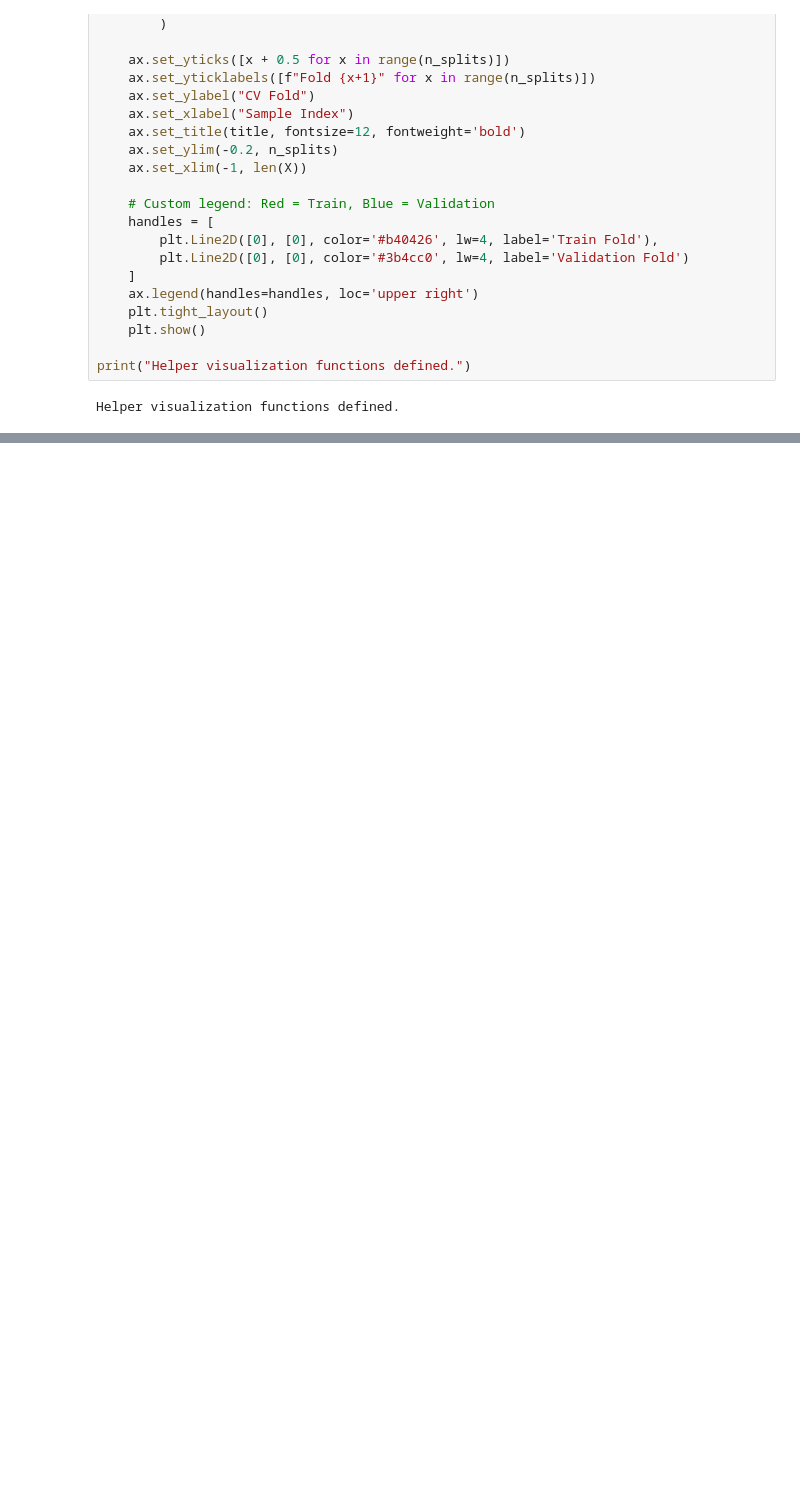
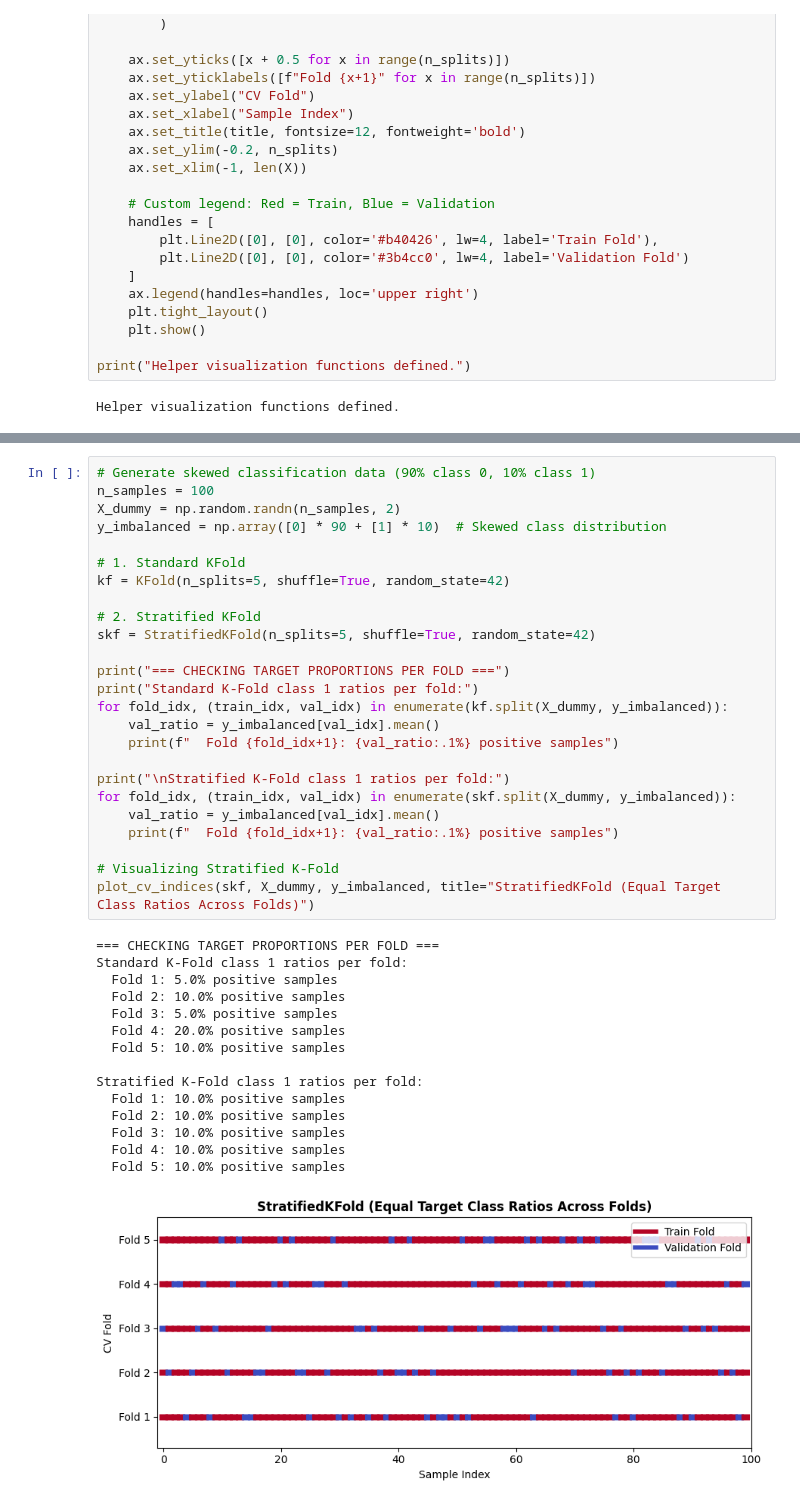
Before and after one commit to DEVANSHU-KALI/machine_leaning_course, a Jupyter notebook: data_preprocessing/7) model_evaluation/1) cross_validation_strategies/code.ipynb, the cells around one changed output, grey strips where cells are left out. Saved outputs shown, nothing was run; the diff lists cells and outputs as text; blank space fills up the shorter version.

```diff
--- a/data_preprocessing/7) model_evaluation/1) cross_validation_strategies/code.ipynb
+++ b/data_preprocessing/7) model_evaluation/1) cross_validation_strategies/code.ipynb
@@ -72,0 +79,41 @@ Helper visualization functions defined.
+# %%
+# Generate skewed classification data (90% class 0, 10% class 1)
+n_samples = 100
+X_dummy = np.random.randn(n_samples, 2)
+y_imbalanced = np.array([0] * 90 + [1] * 10)  # Skewed class distribution
+
+# 1. Standard KFold
+kf = KFold(n_splits=5, shuffle=True, random_state=42)
+
+# 2. Stratified KFold
+skf = StratifiedKFold(n_splits=5, shuffle=True, random_state=42)
+
+print("=== CHECKING TARGET PROPORTIONS PER FOLD ===")
+print("Standard K-Fold class 1 ratios per fold:")
+for fold_idx, (train_idx, val_idx) in enumerate(kf.split(X_dummy, y_imbalanced)):
+    val_ratio = y_imbalanced[val_idx].mean()
+    print(f"  Fold {fold_idx+1}: {val_ratio:.1%} positive samples")
+
+print("\nStratified K-Fold class 1 ratios per fold:")
+for fold_idx, (train_idx, val_idx) in enumerate(skf.split(X_dummy, y_imbalanced)):
+    val_ratio = y_imbalanced[val_idx].mean()
+    print(f"  Fold {fold_idx+1}: {val_ratio:.1%} positive samples")
+
+# Visualizing Stratified K-Fold
+plot_cv_indices(skf, X_dummy, y_imbalanced, title="StratifiedKFold (Equal Target Class Ratios Across Folds)")
+# %% [output]
+=== CHECKING TARGET PROPORTIONS PER FOLD ===
+Standard K-Fold class 1 ratios per fold:
+  Fold 1: 5.0% positive samples
+  Fold 2: 10.0% positive samples
+  Fold 3: 5.0% positive samples
+  Fold 4: 20.0% positive samples
+  Fold 5: 10.0% positive samples
+
+Stratified K-Fold class 1 ratios per fold:
+  Fold 1: 10.0% positive samples
+  Fold 2: 10.0% positive samples
+  Fold 3: 10.0% positive samples
+  Fold 4: 10.0% positive samples
+  Fold 5: 10.0% positive samples
+[figure, added]
```
Also changed, not shown: parts of 11 cells of this notebook, 1 other file.
